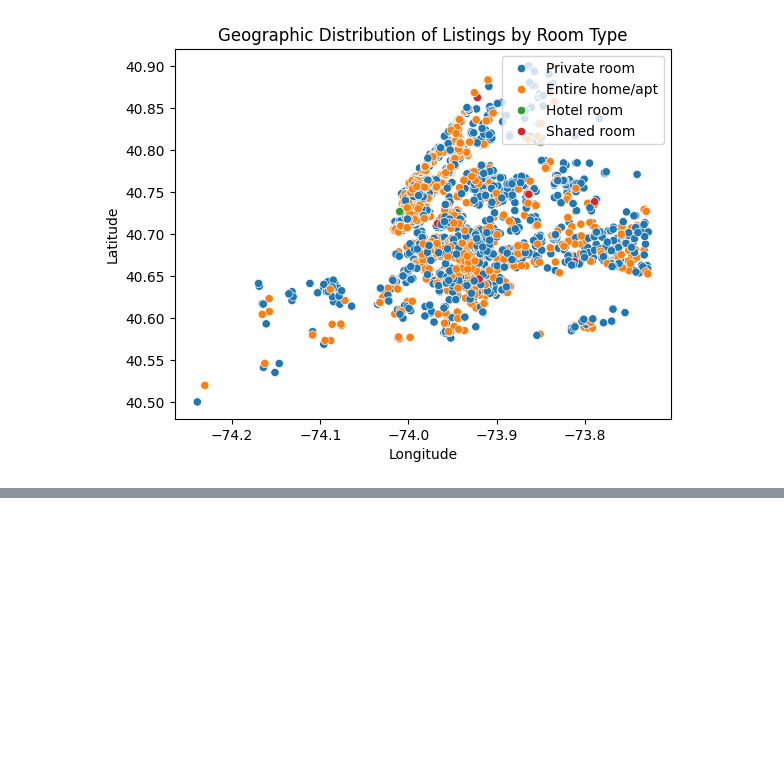
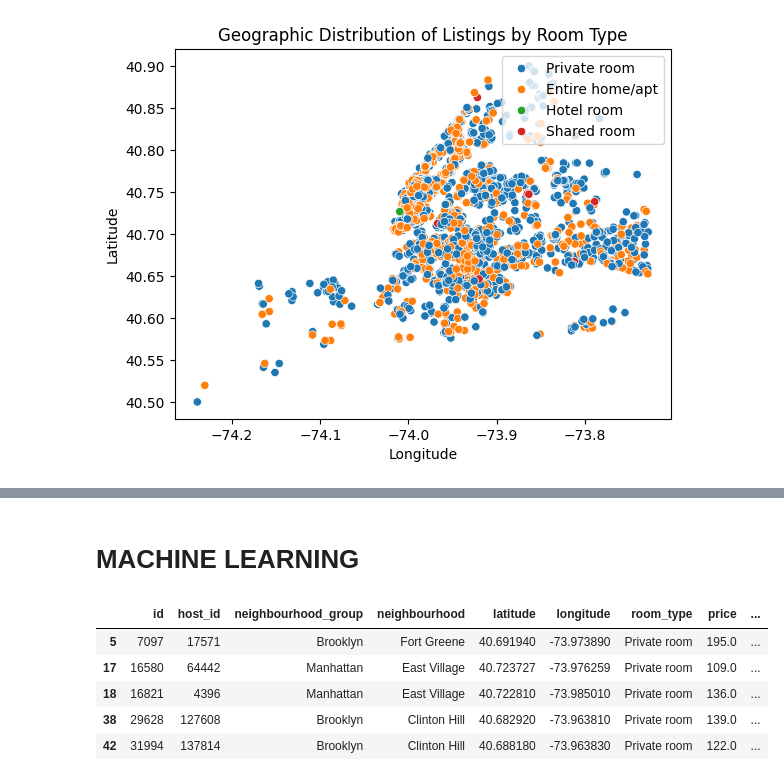
Before and after one commit to Laura-j-code/Listings-Project, a Jupyter notebook: Listings-jyp.ipynb, the cells around one changed output, grey strips where cells are left out. Drawn from its saved outputs; the diff is of its cells as text; code cells hidden in the pictures; blank space fills up the shorter version.

Commit message:
Machine learning Update

```diff
--- a/Listings-jyp.ipynb
+++ b/Listings-jyp.ipynb
@@ -226,0 +220,11 @@ plt.show()
+# %% [markdown]
+# MACHINE LEARNING
+# %%
+df.head()
+# %% [output]
+|  | id | host_id | neighbourhood_group | neighbourhood | latitude | longitude | room_type | price | ... |
+| 5 | 7097 | 17571 | Brooklyn | Fort Greene | 40.691940 | -73.973890 | Private room | 195.0 | ... |
+| 17 | 16580 | 64442 | Manhattan | East Village | 40.723727 | -73.976259 | Private room | 109.0 | ... |
+| 18 | 16821 | 4396 | Manhattan | East Village | 40.722810 | -73.985010 | Private room | 136.0 | ... |
+| 38 | 29628 | 127608 | Brooklyn | Clinton Hill | 40.682920 | -73.963810 | Private room | 139.0 | ... |
+| 42 | 31994 | 137814 | Brooklyn | Clinton Hill | 40.688180 | -73.963830 | Private room | 122.0 | ... |
```
Also changed, not shown: parts of 10 cells of this notebook.
